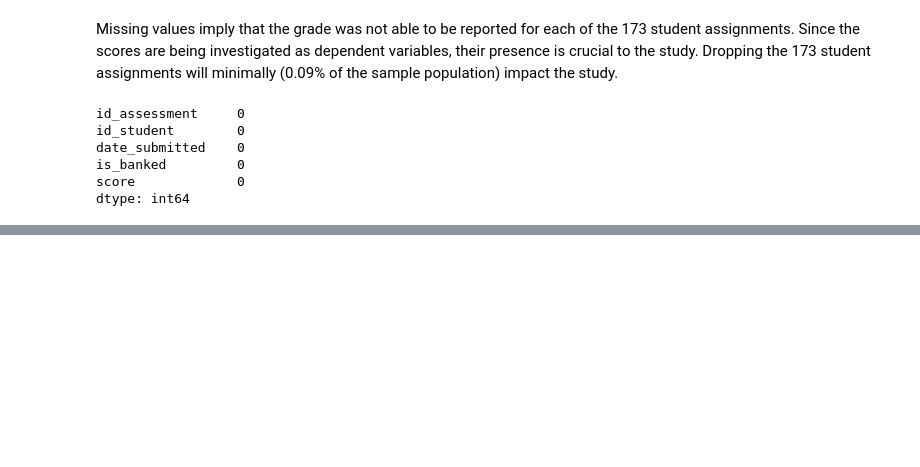
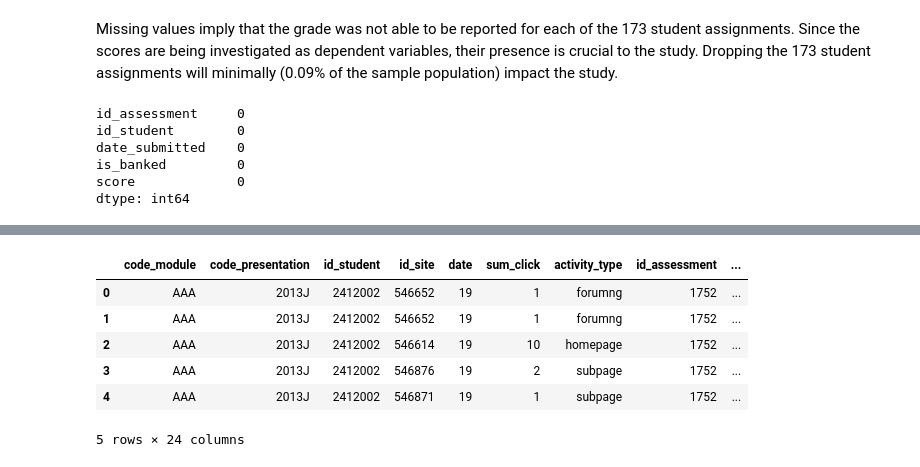
Before and after one commit to jpjavier23/data_wrangling_project, a Jupyter notebook: OpenUniversityLearning.ipynb, the cells around one changed output, grey strips where cells are left out. Saved outputs shown, nothing was run; the diff lists cells and outputs as text; code cells hidden in the pictures; blank space fills up the shorter version.

```diff
--- a/OpenUniversityLearning.ipynb
+++ b/OpenUniversityLearning.ipynb
@@ -526,0 +846,10 @@ dtype: int64
+# %%
+df.head()
+# %% [output]
+|  | code_module | code_presentation | id_student | id_site | date | sum_click | activity_type | id_assessment | ... |
+| 0 | AAA | 2013J | 2412002 | 546652 | 19 | 1 | forumng | 1752 | ... |
+| 1 | AAA | 2013J | 2412002 | 546652 | 19 | 1 | forumng | 1752 | ... |
+| 2 | AAA | 2013J | 2412002 | 546614 | 19 | 10 | homepage | 1752 | ... |
+| 3 | AAA | 2013J | 2412002 | 546876 | 19 | 2 | subpage | 1752 | ... |
+| 4 | AAA | 2013J | 2412002 | 546871 | 19 | 1 | subpage | 1752 | ... |
+5 rows × 24 columns
```
Also changed, not shown: parts of 45 cells of this notebook.
